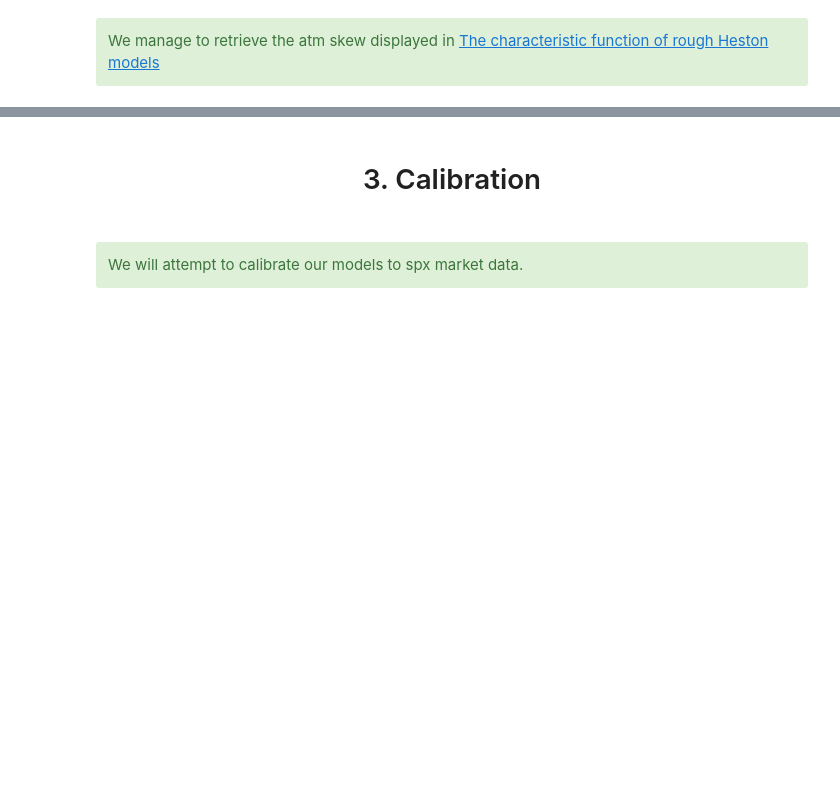
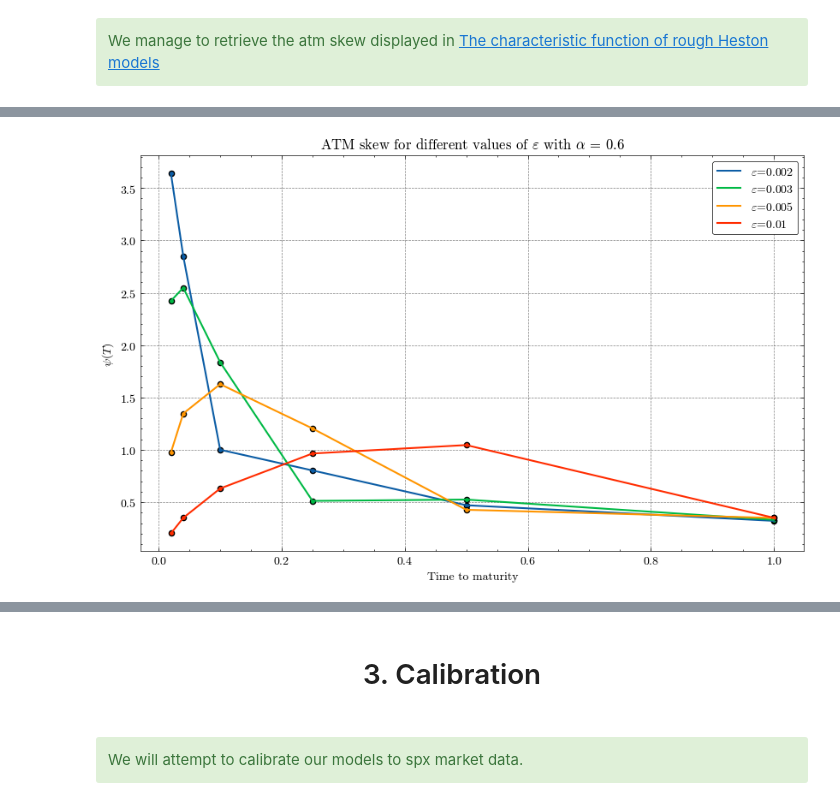
Before and after one commit to SaadSouilmi/Volterra, a Jupyter notebook: Challenge2_VolterraHeston.ipynb, the cells around one changed output, grey strips where cells are left out. Saved outputs shown, nothing was run; the diff lists cells and outputs as text; code cells hidden in the pictures; blank space fills up the shorter version.

```diff
--- a/Challenge2_VolterraHeston.ipynb
+++ b/Challenge2_VolterraHeston.ipynb
@@ -1808,0 +1587,17 @@ plt.show()
+# %%
+fig = plt.figure(figsize=(10, 6))
+
+for index, eps in enumerate(eps_list):
+    plt.plot(ttm_grid, atm_skew[index, :], lw=1.5, label=rf"$\varepsilon$={eps}")
+    plt.scatter(ttm_grid, atm_skew[index, :], marker="o", edgecolors="k", s=20)
+legend = plt.legend(
+    fancybox=True,
+    edgecolor="black",
+)
+legend.get_frame().set_linewidth(0.5)
+plt.title(rf"ATM skew for different values of $\varepsilon$ with $\alpha$ = {0.6}")
+plt.xlabel("Time to maturity")
+plt.ylabel(r"$\psi(T)$")
+plt.show()
+# %% [output]
+[figure, added]
```
Also changed, not shown: parts of 30 cells of this notebook.
